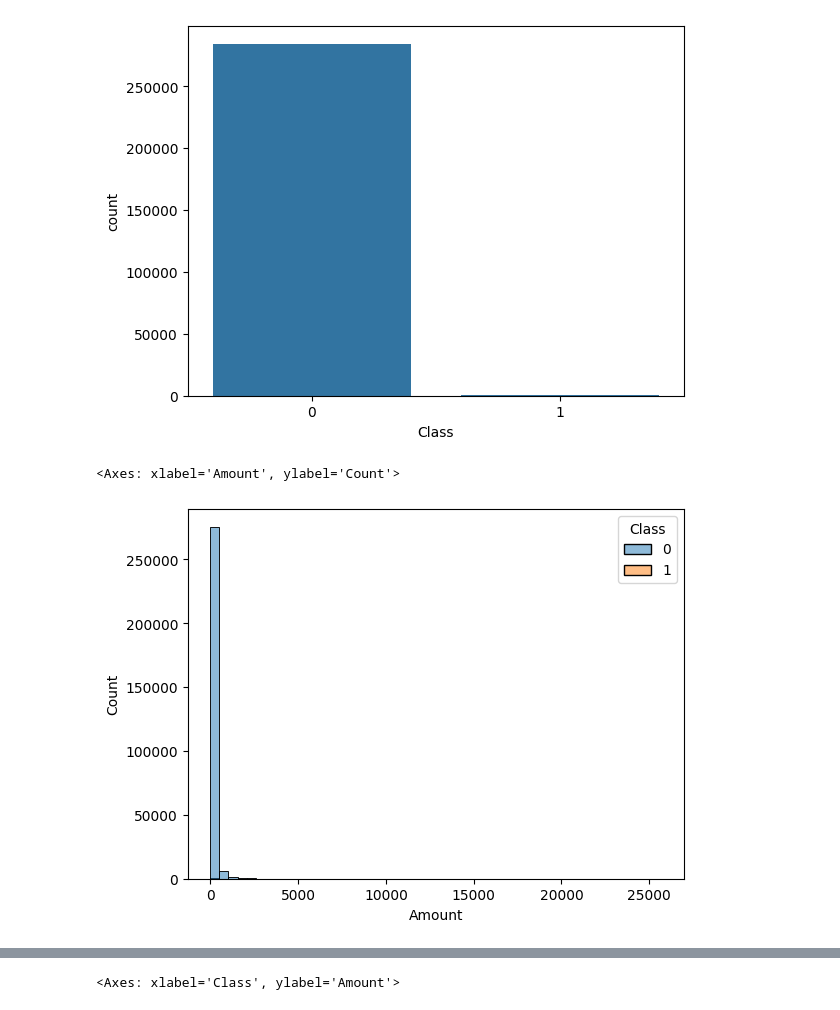
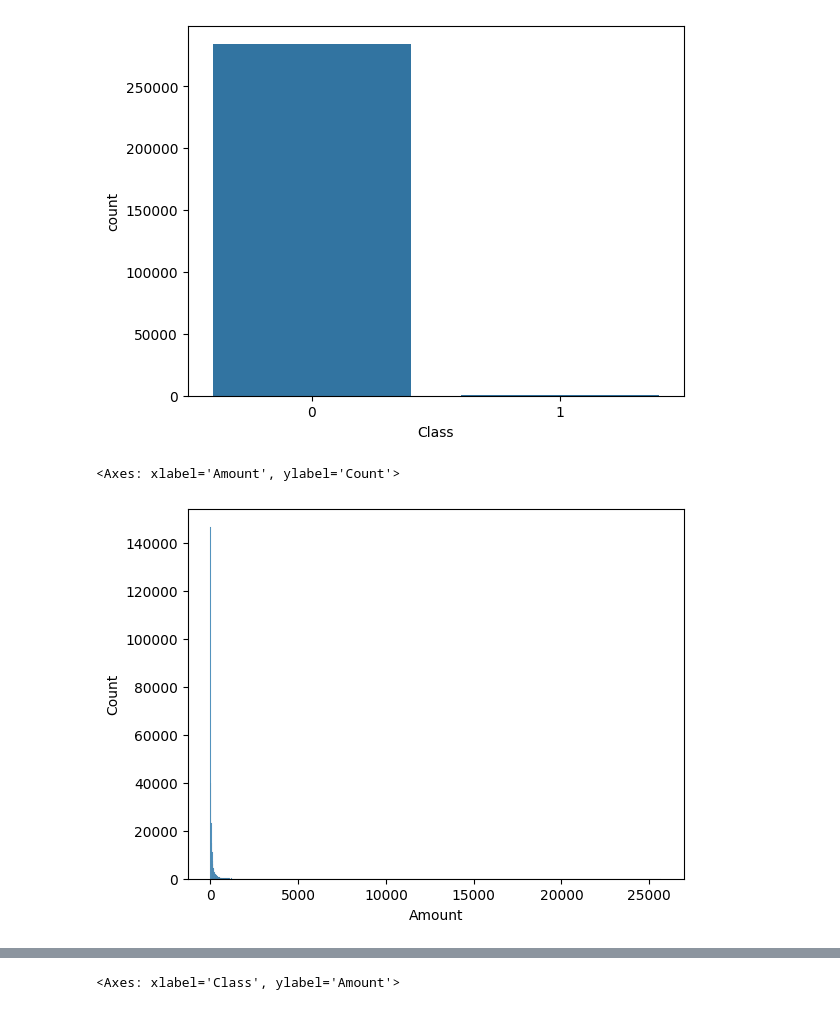
Before and after one commit to jackaakash4/100DaysOfML, a Jupyter notebook: day18/credit-card-fraud/notebooks/credit-card-fraud-detection.ipynb, the cells around one changed output, grey strips where cells are left out. Saved outputs shown, nothing was run; the diff lists cells and outputs as text; code cells hidden in the pictures.

Commit message:
Day18: Project's data loaded, analyzed and visualized

```diff
--- a/day18/credit-card-fraud/notebooks/credit-card-fraud-detection.ipynb
+++ b/day18/credit-card-fraud/notebooks/credit-card-fraud-detection.ipynb
@@ -89,8 +88,8 @@ sns.countplot(x = 'Class', data = df)
 <Axes: xlabel='Class', ylabel='count'>
 [figure]
 # %%
-#Distribution of amount
-sns.histplot(data = df, x = "Amount", hue = "Class", bins = 50)
+#Amount distribution
+sns.histplot(df["Amount"])
 # %% [output]
 <Axes: xlabel='Amount', ylabel='Count'>
-[figure, old version]
+[figure, new version]
```
Also changed, not shown: parts of 14 cells of this notebook.
